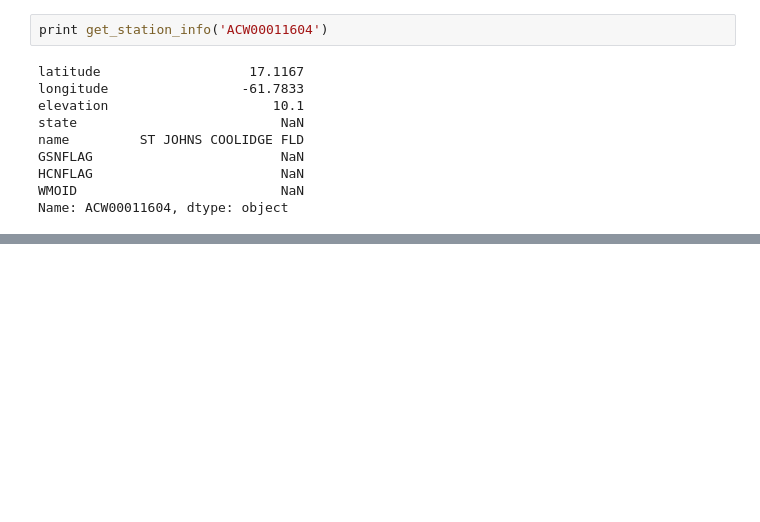
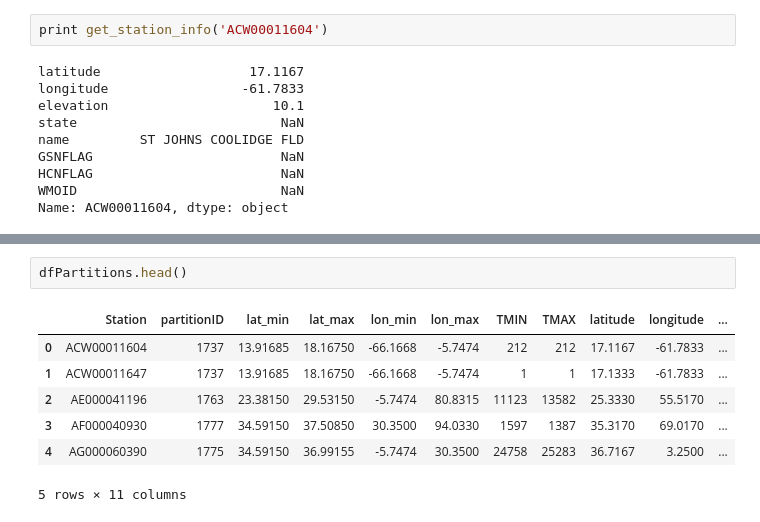
Before and after one commit to nonlogic/UCSD_BigData, a Jupyter notebook: notebooks/weather.mapreduce/Progress.ipynb, the cells around one changed output, grey strips where cells are left out. Drawn from its saved outputs; the diff is of its cells as text; blank space fills up the shorter version.

```diff
--- a/notebooks/weather.mapreduce/Progress.ipynb
+++ b/notebooks/weather.mapreduce/Progress.ipynb
@@ -130,0 +427,10 @@ Name: ACW00011604, dtype: object
+# %%
+dfPartitions.head()
+# %% [output]
+|  | Station | partitionID | lat_min | lat_max | lon_min | lon_max | TMIN | TMAX | latitude | longitude | ... |
+| 0 | ACW00011604 | 1737 | 13.91685 | 18.16750 | -66.1668 | -5.7474 | 212 | 212 | 17.1167 | -61.7833 | ... |
+| 1 | ACW00011647 | 1737 | 13.91685 | 18.16750 | -66.1668 | -5.7474 | 1 | 1 | 17.1333 | -61.7833 | ... |
+| 2 | AE000041196 | 1763 | 23.38150 | 29.53150 | -5.7474 | 80.8315 | 11123 | 13582 | 25.3330 | 55.5170 | ... |
+| 3 | AF000040930 | 1777 | 34.59150 | 37.50850 | 30.3500 | 94.0330 | 1597 | 1387 | 35.3170 | 69.0170 | ... |
+| 4 | AG000060390 | 1775 | 34.59150 | 36.99155 | -5.7474 | 30.3500 | 24758 | 25283 | 36.7167 | 3.2500 | ... |
+5 rows × 11 columns
```
Also changed, not shown: parts of 33 cells of this notebook, 1 other file.
